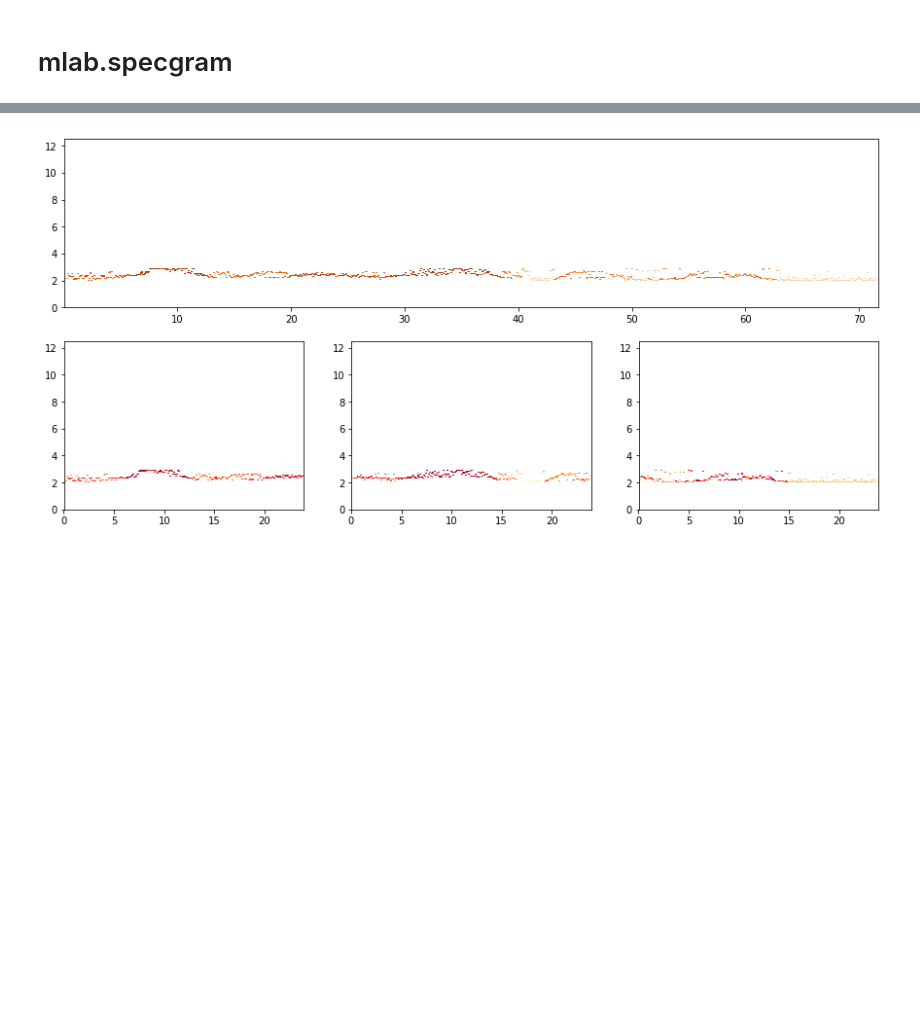
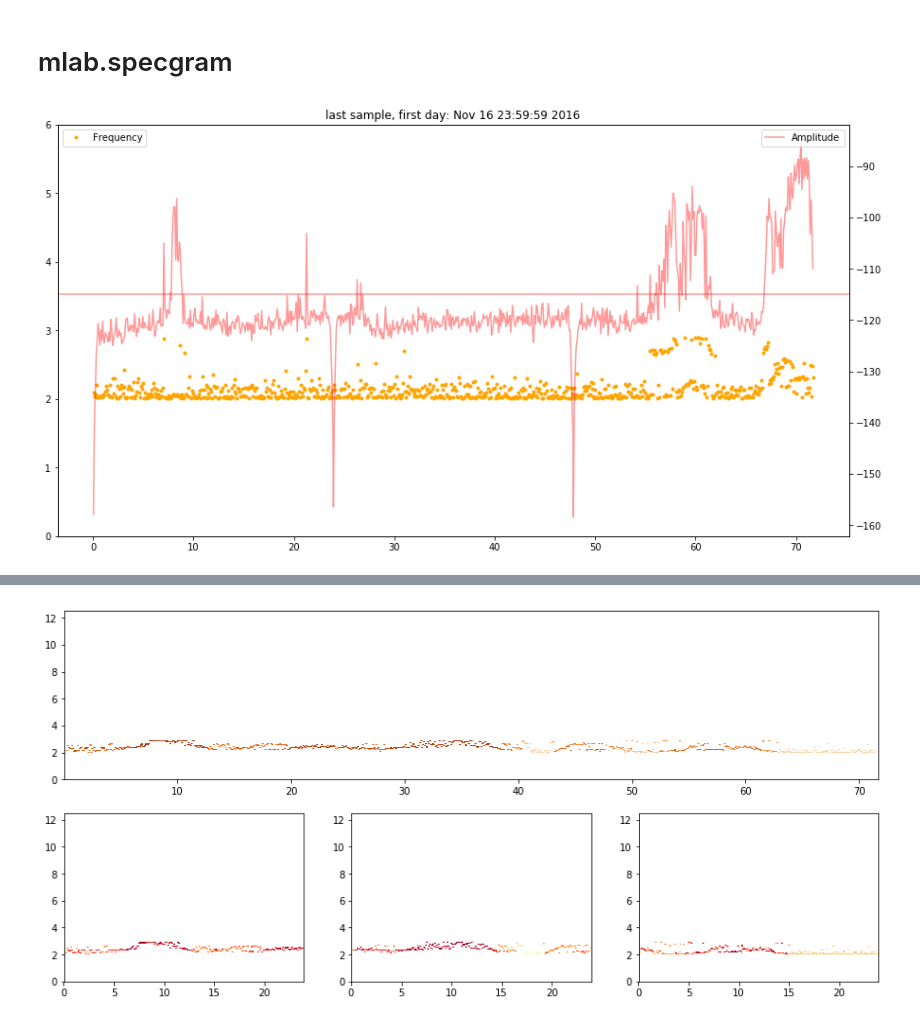
Before and after one commit to DDEssing/thesis_code, a Jupyter notebook: Amplitude_variation.ipynb, the cells around one changed output, grey strips where cells are left out. Saved outputs shown, nothing was run; the diff lists cells and outputs as text; code cells hidden in the pictures; blank space fills up the shorter version.

```diff
--- a/Amplitude_variation.ipynb
+++ b/Amplitude_variation.ipynb
@@ -330,15 +330,15 @@ npts = len(data_BHZ)
 nfft = int(_nearest_pow_2(wlen * fs))
 nlap = int(nfft * float(per_lap))
 # %%
-def searchmaxima(maxima, data, distance, scale_vector=0):
+def searchmaxima(maxima, distance, data, scale_vector=0):
 
     '''
     To find maxima in data, with option to give vecotr with scaling values for x-Axis
 
     Input:
     maxima    scalar        value of maxima to find
+    distance  scalar        value for nearest next maxima to search for
     data      1-D array     numpy array of data
-    distance  scalar        value for nearest next maxima to search for
     freqvec   1-D array     numpy array of data with values to scale x-Axis (optional)
 
     '''
@@ -382,6 +382,10 @@ def sorting_out_peaks(input_data, freq_vec, maxima, distance ,threshold, freq_mi
 
     '''
 
+    amp_values = np.zeros((np.shape(input_data)[1]))
+    frequency_indices = np.zeros_like(amp_values)
+    frequency_values = np.zeros_like(amp_values)
+
 
     max_array = np.zeros_like(input_data)
     for j in range(np.shape(input_data)[1]):
@@ -389,17 +393,17 @@ def sorting_out_peaks(input_data, freq_vec, maxima, distance ,threshold, freq_mi
         #if win_average < all_win_average:
         # not a good solution. deletes as well some instrument signal
 
-        amp_value, frequency_index, frequency_value = searchmaxima(maxima=maxima, data=input_data.T[j],distance=distance, scale_vector=freq_vec)
+        amp_values[j], frequency_indices[j], frequency_values[j] = searchmaxima(maxima=maxima, data=input_data.T[j],distance=distance, scale_vector=freq_vec)
 
         #print(any(frequency_value<freq_minimal_value))
-        if any(frequency_value<freq_minimal_value) == True:
+        if any(frequency_values<freq_minimal_value) == True:
             #print((frequency_value))
-            for i in range(len(frequency_index)):
+            for i in range(len(frequency_indices)):
 
 
-                if amp_value[i] > threshold:
-                    max_array[int(frequency_index[i]),j] = amp_value[i]
-    return max_array
+                if amp_values[i] > threshold:
+                    max_array[int(frequency_indices[i]),j] = amp_values[i]
+    return (max_array, amp_values, frequency_indices, frequency_values)
 # %%
 specgram_BHZ, freq, time = mlab.specgram(data_BHZ, Fs=fs, NFFT=nfft, noverlap=0)
 specgram_BHZ_1, freq, time = mlab.specgram(data_BHZ_1, Fs=fs, NFFT=nfft, noverlap=0)
@@ -430,0 +429,24 @@ max_array_Z_masked2 = sorting_out_peaks(input_data=specgram_BHZ_masekd2, freq_ve
+# %%
+#max_array_Z = sorting_out_peacks(input_data=specgram_BHZ, freq_vec=freq, maxima=maxima, threshold = threshold, distance = distance, freq_minimal_value = freq_minimal_value)
+max_array_Z_masked, amp_values, frequency_indices, frequency_values = sorting_out_peaks(input_data=specgram_BHZ_masekd, freq_vec=freq, maxima=maxima, distance = distance, threshold = threshold, freq_minimal_value = freq_minimal_value)
+
+max_array_Z_masked1, amp_values1, frequency_indices1, frequency_values1 = sorting_out_peaks(input_data=specgram_BHZ_masekd1, freq_vec=freq, maxima=maxima, distance = distance, threshold = threshold, freq_minimal_value = freq_minimal_value)
+max_array_Z_masked2, amp_values2, frequency_indices2, frequency_values2 = sorting_out_peaks(input_data=specgram_BHZ_masekd2, freq_vec=freq, maxima=maxima, distance = distance, threshold = threshold, freq_minimal_value = freq_minimal_value)
+# %%
+three_days_freq = np.hstack((frequency_values, frequency_values1, frequency_values2))
+three_days_amp = np.hstack((amp_values, amp_values1, amp_values2))
+time_stack = np.hstack((time, time[-1]+time, (time[-1]+time)[-1]+time))
+# %%
+fig, ax1 = plt.subplots(figsize=(15,8))
+
+ax1.plot(time_stack/3600, three_days_freq,'.', color='orange', label='Frequency')
+ax1.legend(loc='upper left')
+ax1.set_ylim((0,6))
+ax2 = ax1.twinx()
+ax2.plot(time_stack/3600,  10 * np.log10(three_days_amp), '-', color='red', alpha=.4, label='Amplitude')
+ax2.axhline(-115, color='red', alpha=.4)
+ax2.legend(loc='upper right')
+plt.title('last sample, first day: ' + first_date)
+plt.show()
+# %% [output]
+[figure, added]
```
Also changed, not shown: parts of 35 cells of this notebook.
